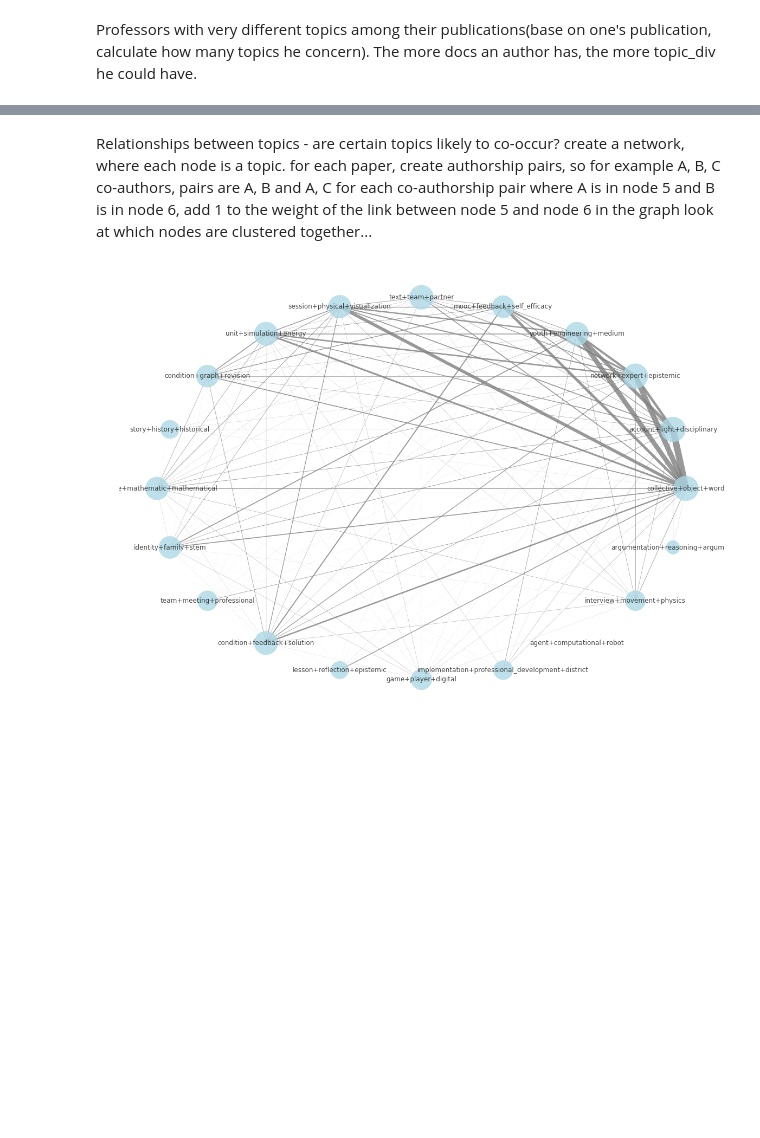
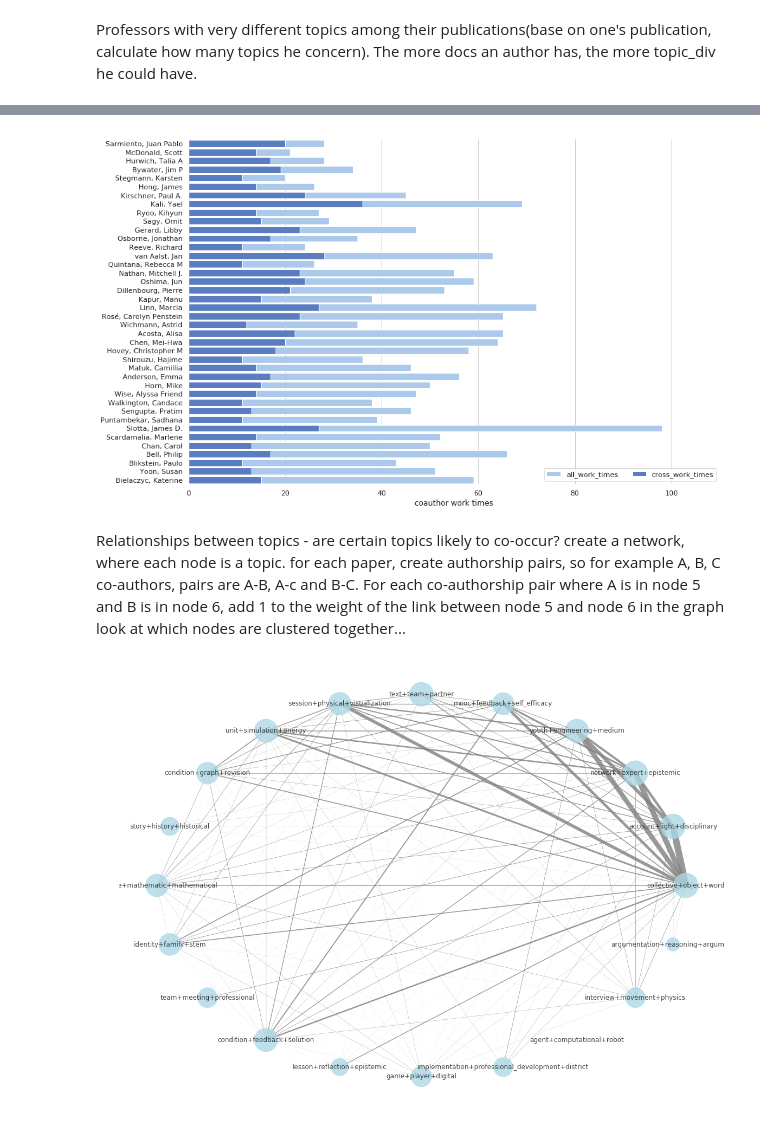
Before and after one commit to sting1000/semester-project, a Jupyter notebook: Topic Modeling.ipynb, the cells around one changed output, grey strips where cells are left out. Drawn from its saved outputs; the diff is of its cells as text; code cells hidden in the pictures; blank space fills up the shorter version.

```diff
--- a/Topic Modeling.ipynb
+++ b/Topic Modeling.ipynb
@@ -1442,31 +1539,33 @@ sns.despine(left=True, bottom=True)
 # %%
 interest_number = 40
-data = df_cross_work[df_cross_work.cross_work_times>5].sort_values(by='ratio', ascending=False)
+data = df_cross_work[df_cross_work.cross_work_times>10].sort_values(by='ratio', ascending=False)
 sns.set(style="whitegrid")
 
 # Initialize the matplotlib figure
-f, ax = plt.subplots(figsize=(6, 10))
+f, ax = plt.subplots(figsize=(15, 10))
 
 # Plot the total crashes
 sns.set_color_codes("pastel")
 sns.barplot(x="all_work_times", y="name", data=data.head(interest_number),
             label="all_work_times", color="b")
 
 # Plot the crashes where alcohol was involved
 sns.set_color_codes("muted")
 sns.barplot(x="cross_work_times", y="name", data=data.head(interest_number),
             label="cross_work_times", color="b")
 
 # Add a legend and informative axis label
 ax.legend(ncol=2, loc="lower right", frameon=True)
-ax.set(xlim=(0, 70), ylabel="",
+ax.set(xlim=(0, 110), ylabel="",
        xlabel="coauthor work times")
 sns.despine(left=True, bottom=True)
+# %% [output]
+[figure, added]
 # %% [markdown]
 Relationships between topics - are certain topics likely to co-occur?
 create a network, where each node is a topic.
-for each paper, create authorship pairs, so for example A, B, C co-authors, pairs are A, B and A, C
-for each co-authorship pair where A is in node 5 and B is in node 6, add 1 to the weight of the link between node 5 and node 6 in the graph
+for each paper, create authorship pairs, so for example A, B, C co-authors, pairs are A-B, A-c and B-C.
+For each co-authorship pair where A is in node 5 and B is in node 6, add 1 to the weight of the link between node 5 and node 6 in the graph
 look at which nodes are clustered together...
 # %%
 G = nx.graph
```
Also changed, not shown: parts of 80 cells of this notebook.
